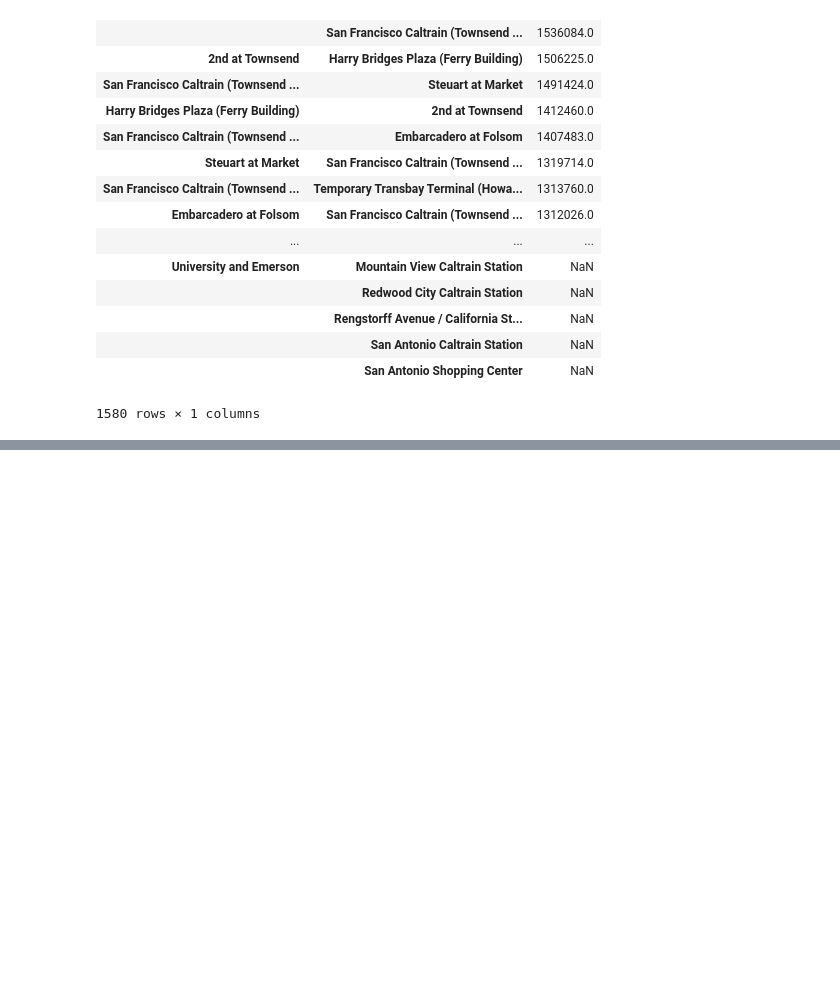
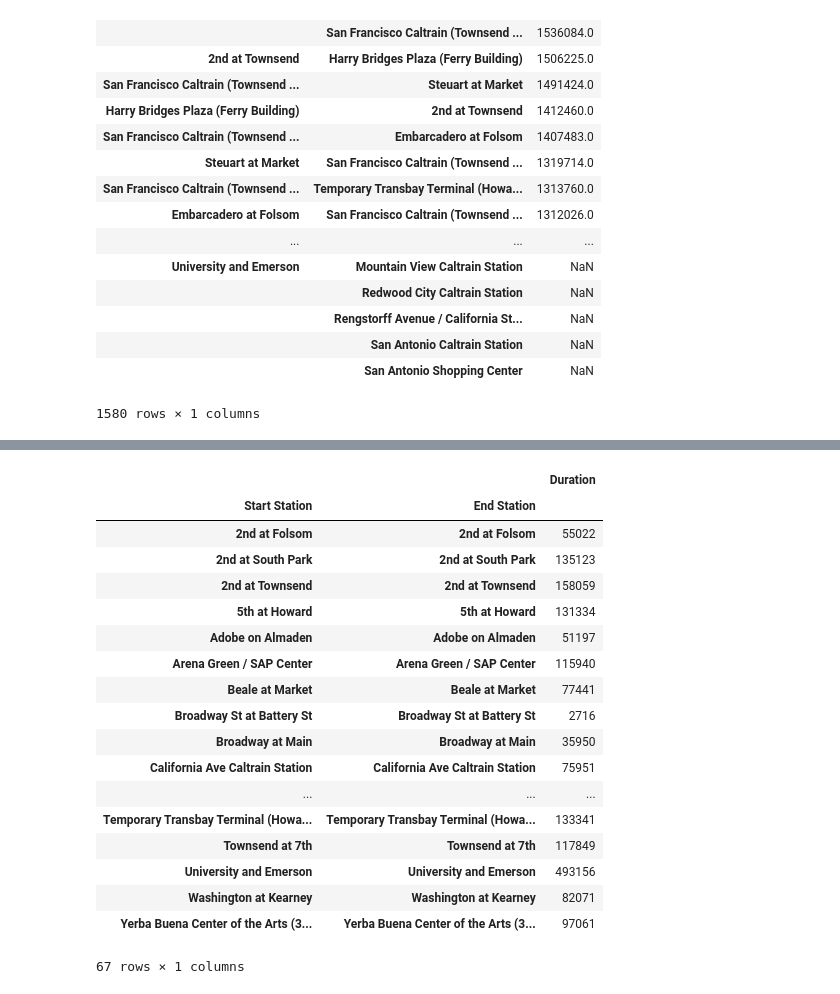
Before and after one commit to satishkvemula/springboard-datascience, a Jupyter notebook: capstone_babs/DataWrangling.ipynb, the cells around one changed output, grey strips where cells are left out. Drawn from its saved outputs; the diff is of its cells as text; code cells hidden in the pictures; blank space fills up the shorter version.

```diff
--- a/capstone_babs/DataWrangling.ipynb
+++ b/capstone_babs/DataWrangling.ipynb
@@ -115 +115,24 @@ selfTripsAvg.sort_values(by='Duration', ascending=False)
 67 rows × 1 columns
+# %%
+
+selfTripsAgg
+# %% [output]
+|  |  | Duration |
+| Start Station | End Station |  |
+| 2nd at Folsom | 2nd at Folsom | 55022 |
+| 2nd at South Park | 2nd at South Park | 135123 |
+| 2nd at Townsend | 2nd at Townsend | 158059 |
+| 5th at Howard | 5th at Howard | 131334 |
+| Adobe on Almaden | Adobe on Almaden | 51197 |
+| Arena Green / SAP Center | Arena Green / SAP Center | 115940 |
+| Beale at Market | Beale at Market | 77441 |
+| Broadway St at Battery St | Broadway St at Battery St | 2716 |
+| Broadway at Main | Broadway at Main | 35950 |
+| California Ave Caltrain Station | California Ave Caltrain Station | 75951 |
+| ... | ... | ... |
+| Temporary Transbay Terminal (Howa... | Temporary Transbay Terminal (Howa... | 133341 |
+| Townsend at 7th | Townsend at 7th | 117849 |
+| University and Emerson | University and Emerson | 493156 |
+| Washington at Kearney | Washington at Kearney | 82071 |
+| Yerba Buena Center of the Arts (3... | Yerba Buena Center of the Arts (3... | 97061 |
+67 rows × 1 columns
```
Also changed, not shown: parts of 1 cell of this notebook, 2 other files.
